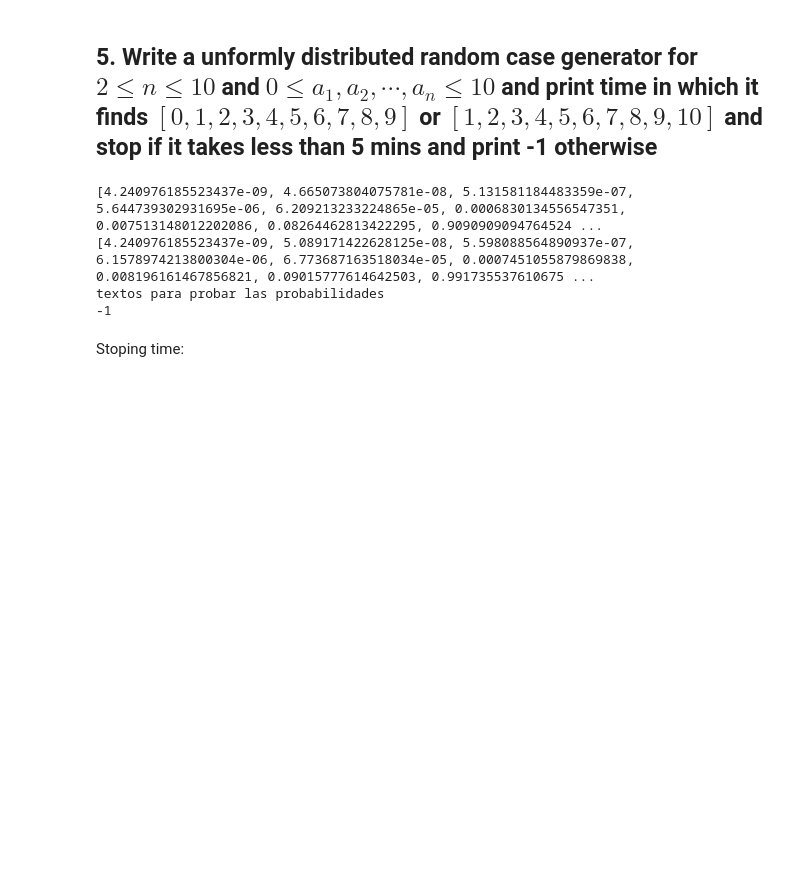
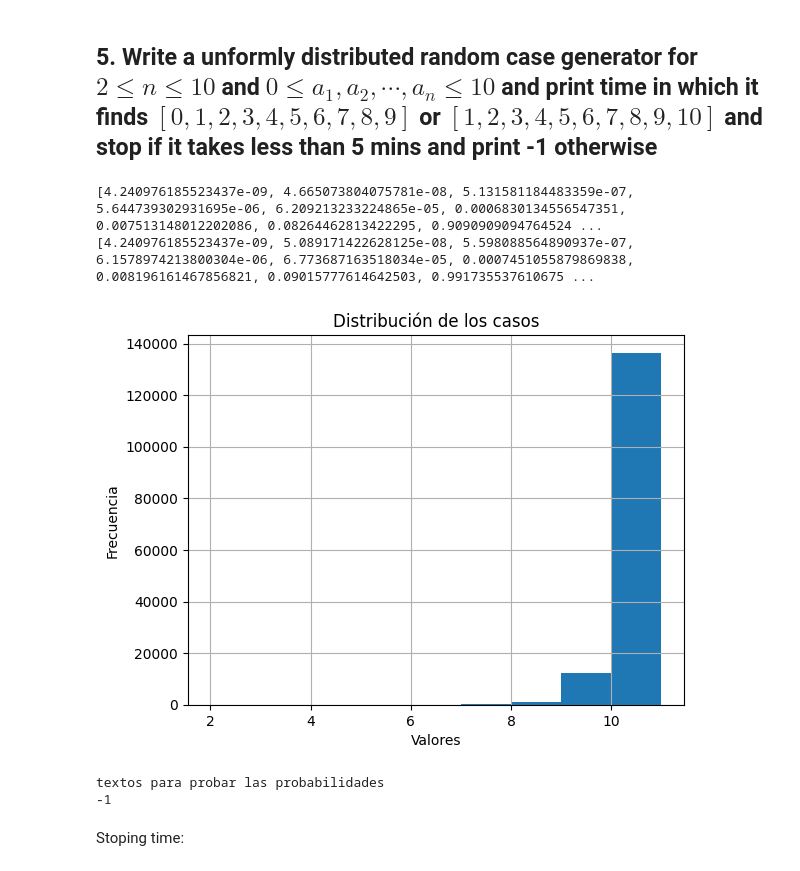
Before and after one commit to 10scar/AlgorithmsUN2024I, a Jupyter notebook: Lab3/osgutierrezpGroup11Lab3.ipynb, the cells around one changed output. Cells and saved outputs as stored; diff of their text form; code cells hidden in the pictures; blank space fills up the shorter version.

Commit message:
grafica casos

```diff
--- a/Lab3/osgutierrezpGroup11Lab3.ipynb
+++ b/Lab3/osgutierrezpGroup11Lab3.ipynb
@@ -15,10 +15,13 @@ If the time by case test is 1.5$\mu s$ ( i.e. approx. 666 millions of cases test
 
 Hint: Use the fact that $$ \sum_{i=0}^n r^i = 1 + r + r^2 + r^3 + \cdots + r^{n-1} + r^n   = \frac{r^{n+1} -1}{r-1} = \frac{1-r^{n+1}}{1-r} $$
 # %%
+import sys
+import math
+sys.set_int_max_str_digits(0)
 def MaximumPairwiseProduct(r,a):
-  time = (((r+1)**(a+1)-1)/((r+1)-1))-(a+1)-1
+  time = (((r+1)**(a+1)-1)//((r+1)-1))-(r+1)-1
   return time
 
-time = MaximumPairwiseProduct(10,10) #ya tiene el ajuste para el r =11
+time = MaximumPairwiseProduct(10,10)
 print(time)
 # %% [output]
@@ -265,35 +268,46 @@ def uniforme_range_matriz():
   elif frec[4]<=x and x < frec[5]:
     n =7
   elif frec[5]<=x and x < frec[6]:
     n =8
   elif frec[6]<=x and x < frec[7]:
     n =9
-  elif frec[7]<=x and x < frec[8]:
+  elif frec[7]<=x and x <= 1:
     n =10
   return n
 n = uniforme_range_matriz()
 n
 def hacer_matriz(n):
   arr = [random.randint(0, 10) for _ in range(n)]
   return arr
 hacer_matriz(n)
+data=[]
+for x in range(150000):
+  data.append(uniforme_range_matriz())
+# Crear un histograma
+plt.hist(data, bins=range(2, 12))
+plt.xlabel('Valores')
+plt.ylabel('Frecuencia')
+plt.title('Distribución de los casos')
+plt.grid(True)
+plt.show()
 
 print("textos para probar las probabilidades")
 start_time = time.time()
 while True:
     n_uniforme = uniforme_range_matriz()
     arr = hacer_matriz(n_uniforme)
     if arr == [0,1,2,3,4,5,6,7,8,9] or arr == [1,2,3,4,5,6,7,8,9,10]:
         print("Generated case: ", arr)
         print("Time elapsed: ",(time.time()-start_time)/1000," seconds.")
         break
     if time.time() - start_time > 300:  # 5 minutes
         print(-1)
         break
 # %% [output]
 [4.240976185523437e-09, 4.665073804075781e-08, 5.131581184483359e-07, 5.644739302931695e-06, 6.209213233224865e-05, 0.0006830134556547351, 0.007513148012202086, 0.08264462813422295, 0.9090909094764524 ...
 [4.240976185523437e-09, 5.089171422628125e-08, 5.598088564890937e-07, 6.1578974213800304e-06, 6.773687163518034e-05, 0.0007451055879869838, 0.008196161467856821, 0.09015777614642503, 0.991735537610675 ...
-textos para probar las probabilidades
--1
+[figure, added]
+textos para probar las probabilidades
+-1
 # %% [markdown]
 Stoping time:
```
Also changed, not shown: parts of 1 cell of this notebook.
